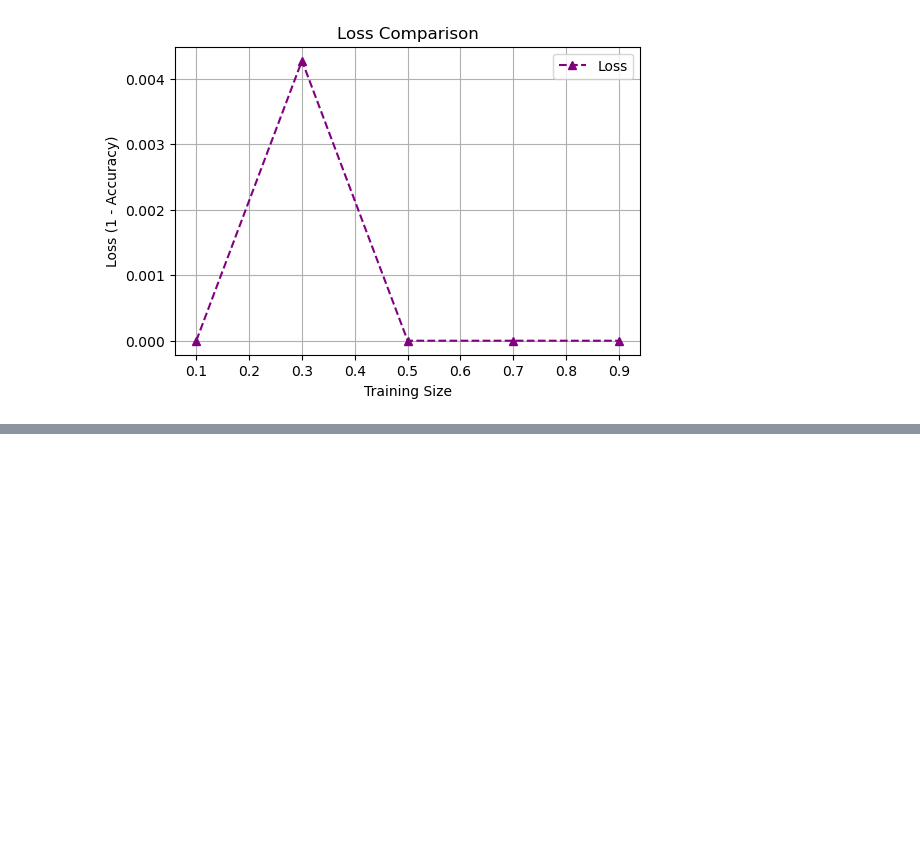
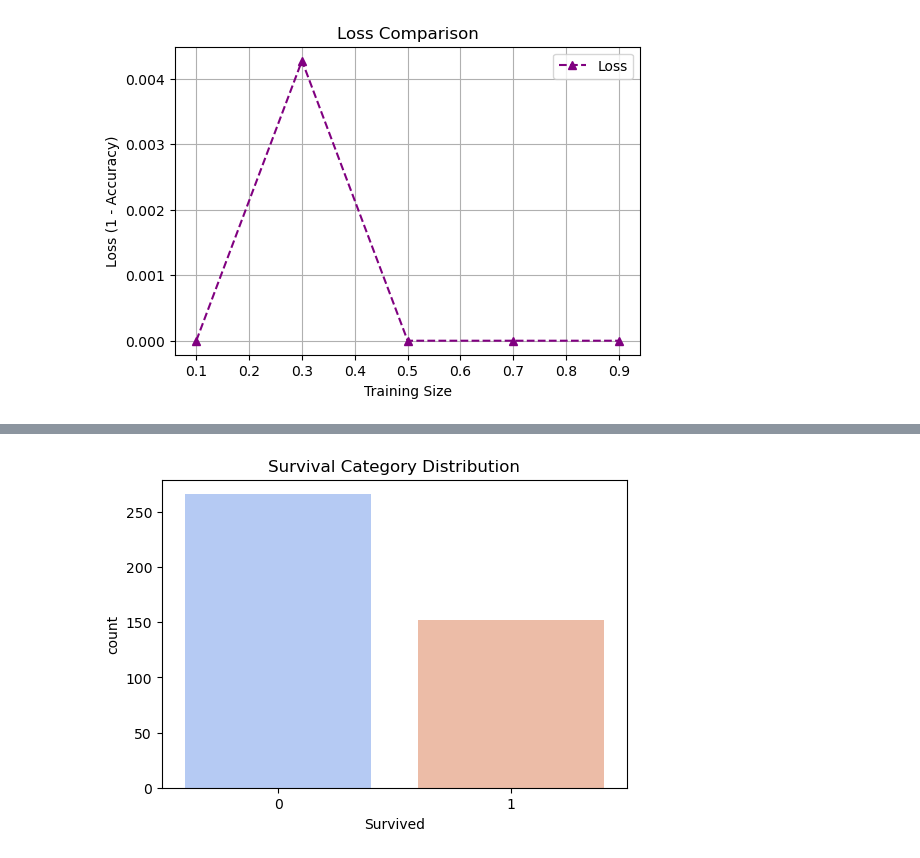
Before and after one commit to mudrap2706/Titanic_Survival_Analysis, a Jupyter notebook: titanic_analysis.ipynb, the cells around one changed output, grey strips where cells are left out. Saved outputs shown, nothing was run; the diff lists cells and outputs as text; code cells hidden in the pictures; blank space fills up the shorter version.

```diff
--- a/titanic_analysis.ipynb
+++ b/titanic_analysis.ipynb
@@ -261,0 +287,8 @@ plt.show()
+# %%
+# Category Distribution (Stroke Risk Equivalent - Survival)
+plt.figure(figsize=(6,4))
+sns.countplot(x=y, palette='coolwarm')
+plt.title("Survival Category Distribution")
+plt.show()
+# %% [output]
+[figure, added]
```
Also changed, not shown: parts of 6 cells of this notebook.
